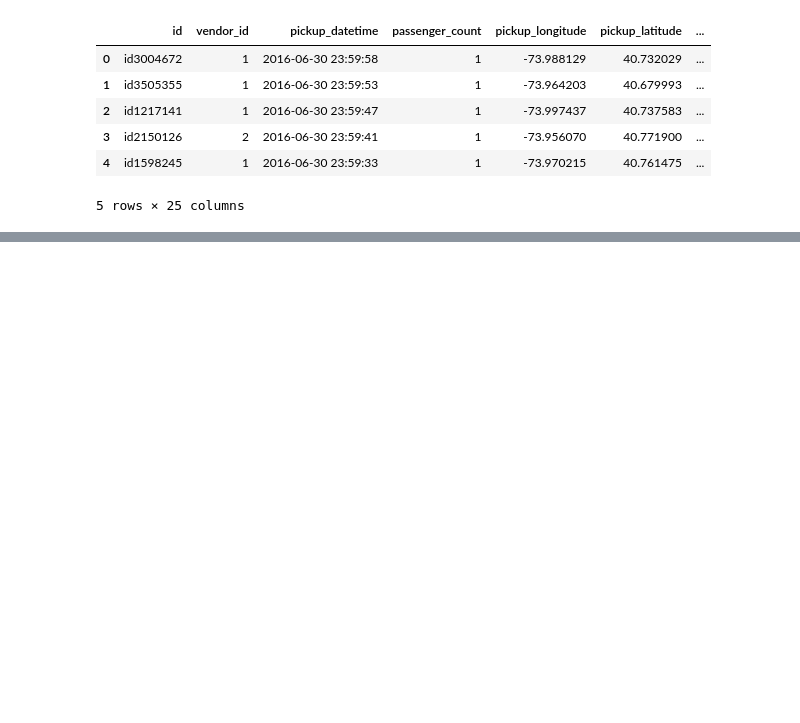
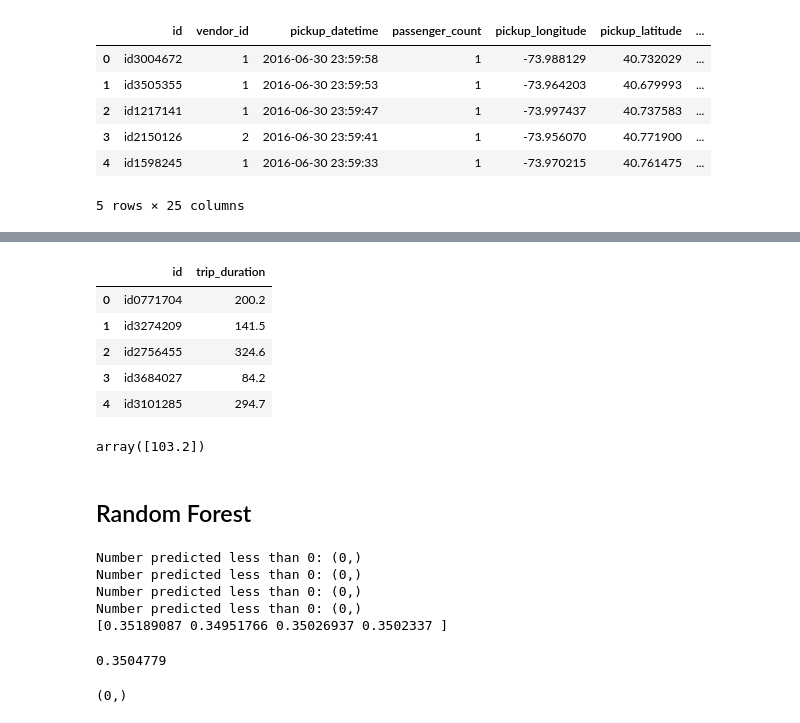
Before and after one commit to dheerajsarwaiya/kaggle, a Jupyter notebook: Taxi Duration Prediction/New York City Taxi Trip Duration.ipynb, the cells around one changed output, grey strips where cells are left out. Saved outputs shown, nothing was run; the diff lists cells and outputs as text; code cells hidden in the pictures; blank space fills up the shorter version.

```diff
--- a/Taxi Duration Prediction/New York City Taxi Trip Duration.ipynb
+++ b/Taxi Duration Prediction/New York City Taxi Trip Duration.ipynb
@@ -400,0 +572,36 @@ tdf = pd.read_csv('test_data.csv')
+# %%
+benchmark.head()
+# %% [output]
+|  | id | trip_duration |
+| 0 | id0771704 | 200.2 |
+| 1 | id3274209 | 141.5 |
+| 2 | id2756455 | 324.6 |
+| 3 | id3684027 | 84.2 |
+| 4 | id3101285 | 294.7 |
+# %%
+benchmark[benchmark['id'] == "id1598245"]['trip_duration'].values
+# %% [output]
+array([103.2])
+# %% [markdown]
+## Random Forest
+# %%
+from sklearn.ensemble import RandomForestRegressor
+rf = RandomForestRegressor()
+cv = ShuffleSplit(n_splits=4, test_size=0.1, random_state=0)
+print(cross_val_score(rf, features, np.ravel(target), cv=cv,scoring=rmsle))
+rf = rf.fit(features,np.ravel(target))
+# %% [output]
+Number predicted less than 0: (0,)
+Number predicted less than 0: (0,)
+Number predicted less than 0: (0,)
+Number predicted less than 0: (0,)
+[0.35189087 0.34951766 0.35026937 0.3502337 ]
+# %%
+np.mean([0.35189087,0.34951766,0.35026937,0.3502337])
+# %% [output]
+0.3504779
+# %%
+pred = rf.predict(tfeatures)
+print(np.where(pred < 0)[0].shape)
+# %% [output]
+(0,)
```
Also changed, not shown: parts of 53 cells of this notebook, 1 other file.
